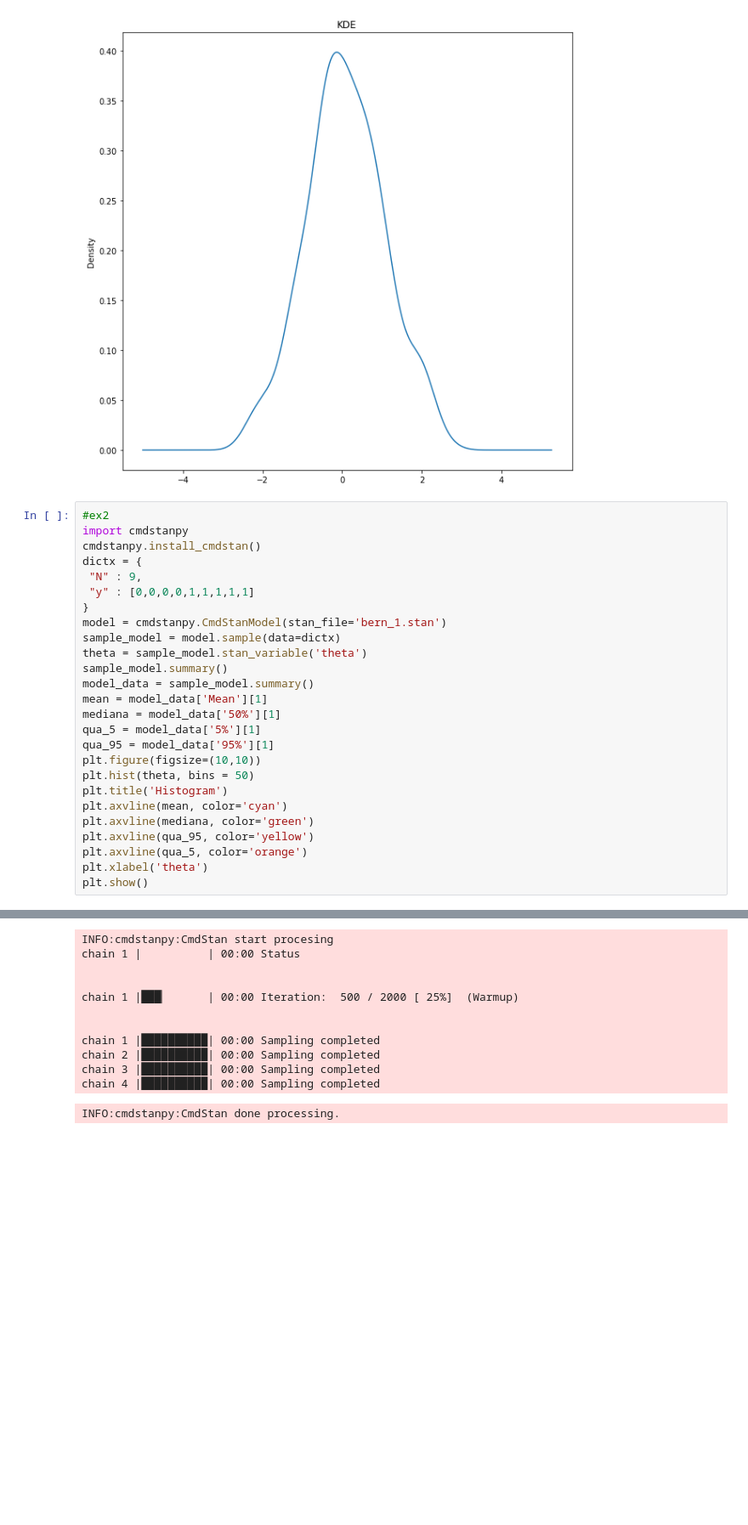
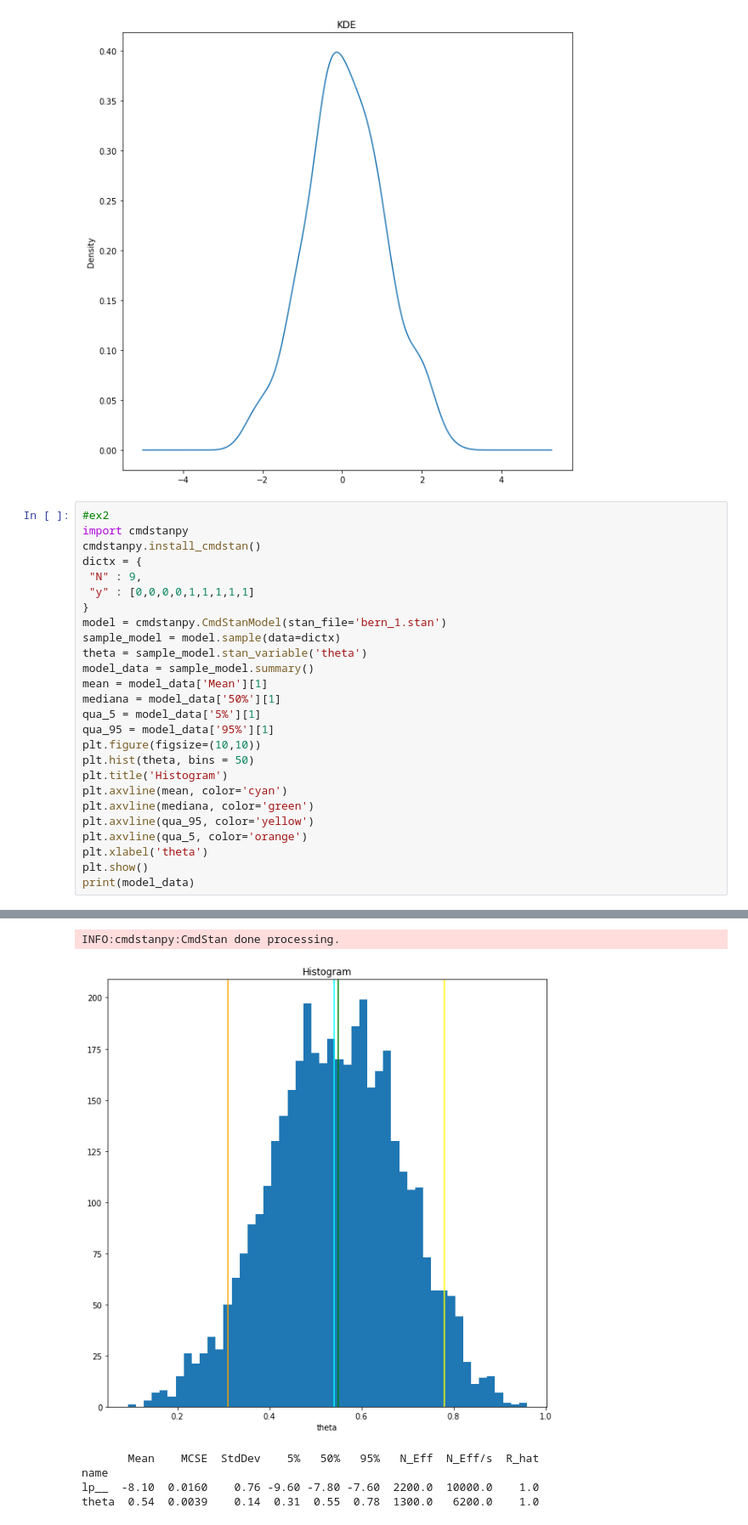
Before and after one commit to Sygutskies/Data_Analytics, a Jupyter notebook: ex_1/ex1.ipynb, the cells around one changed output, grey strips where cells are left out. Shown: that part at 85% size. Drawn from its saved outputs; the diff is of its cells as text; blank space fills up the shorter version.

```diff
--- a/ex_1/ex1.ipynb
+++ b/ex_1/ex1.ipynb
@@ -90,7 +90,6 @@ dictx = {
 model = cmdstanpy.CmdStanModel(stan_file='bern_1.stan')
 sample_model = model.sample(data=dictx)
 theta = sample_model.stan_variable('theta')
-sample_model.summary()
 model_data = sample_model.summary()
 mean = model_data['Mean'][1]
 mediana = model_data['50%'][1]
@@ -105,4 +104,5 @@ plt.axvline(qua_95, color='yellow')
 plt.axvline(qua_5, color='orange')
 plt.xlabel('theta')
 plt.show()
+print(model_data)
 # %% [output]
@@ -113,12 +124,6 @@ CmdStan version 2.29.1 already installed
-INFO:cmdstanpy:CmdStan start procesing
-chain 1 |          | 00:00 Status
-
-
-chain 1 |███▏      | 00:00 Iteration:  500 / 2000 [ 25%]  (Warmup)
-
-
-chain 1 |██████████| 00:00 Sampling completed
-chain 2 |██████████| 00:00 Sampling completed
-chain 3 |██████████| 00:00 Sampling completed
-chain 4 |██████████| 00:00 Sampling completed
+INFO:cmdstanpy:CmdStan done processing.
+[figure, new version]
-INFO:cmdstanpy:CmdStan done processing.
+       Mean    MCSE  StdDev    5%   50%   95%   N_Eff  N_Eff/s  R_hat
+name
+lp__  -8.10  0.0160    0.76 -9.60 -7.80 -7.60  2200.0  10000.0    1.0
+theta  0.54  0.0039    0.14  0.31  0.55  0.78  1300.0   6200.0    1.0
```
Also changed, not shown: parts of 1 cell of this notebook.
